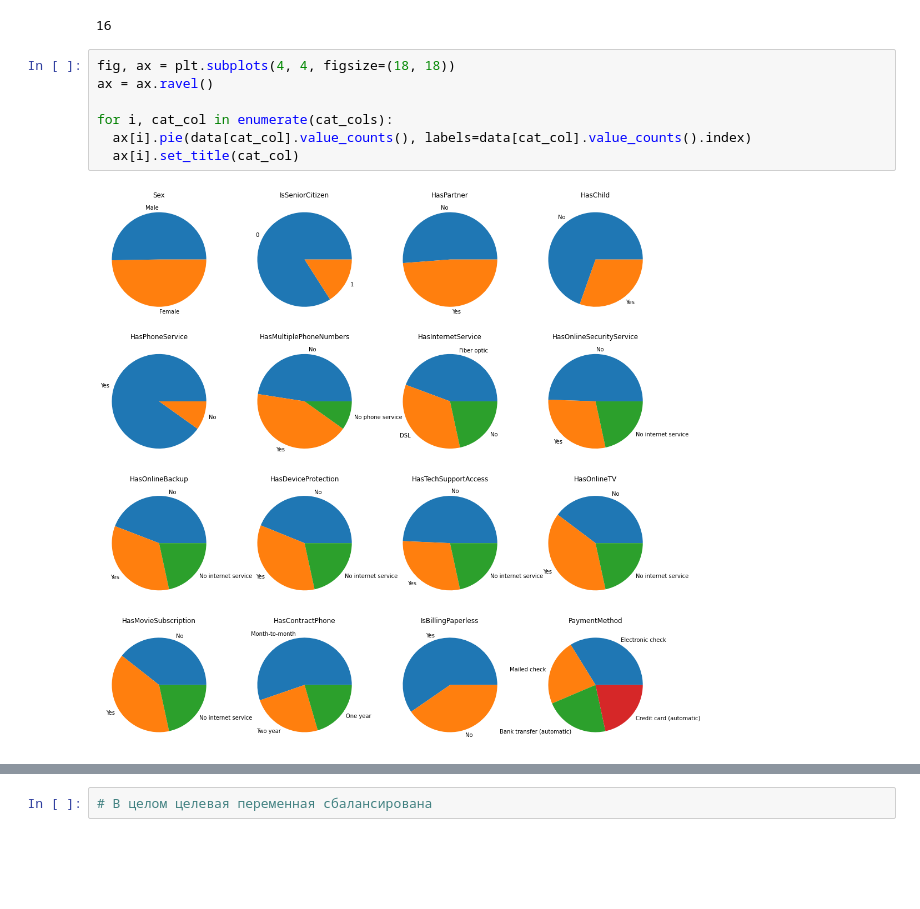
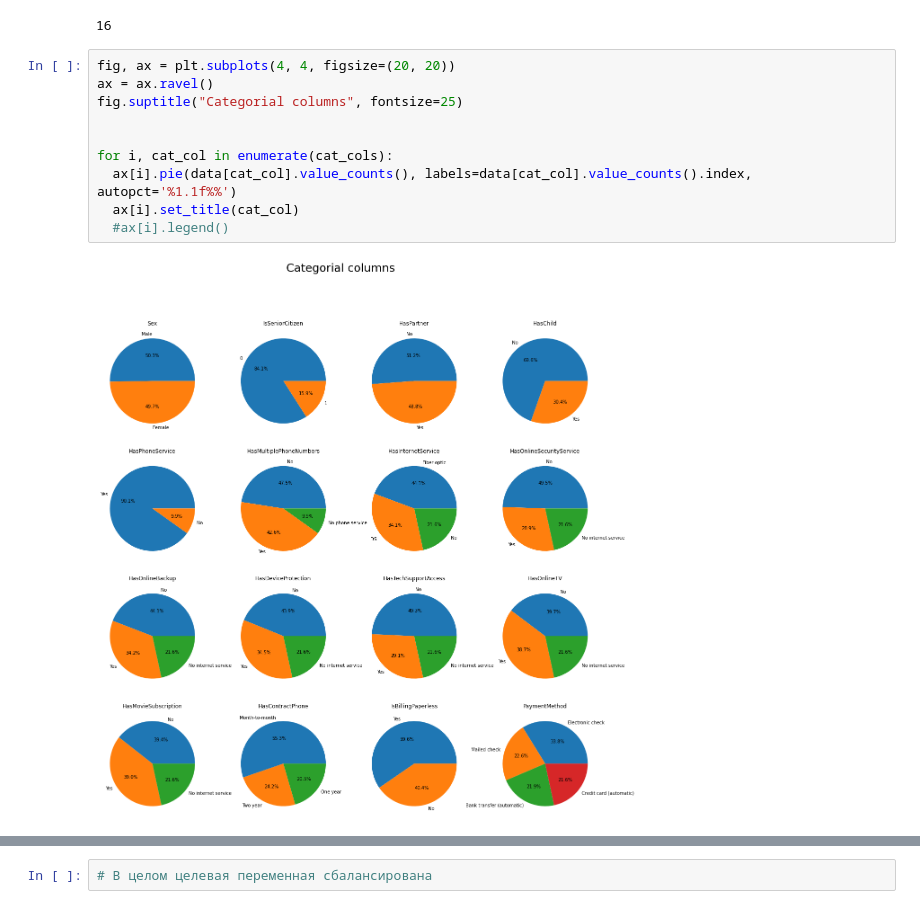
Before and after one commit to Egorblin/user_churn, a Jupyter notebook: baseline.ipynb, the cells around one changed output, grey strips where cells are left out. Saved outputs shown, nothing was run; the diff lists cells and outputs as text; blank space fills up the shorter version.

```diff
--- a/baseline.ipynb
+++ b/baseline.ipynb
@@ -189,11 +189,14 @@ len(cat_cols)
 # %% [output]
 16
 # %%
-fig, ax = plt.subplots(4, 4, figsize=(18, 18))
+fig, ax = plt.subplots(4, 4, figsize=(20, 20))
 ax = ax.ravel()
+fig.suptitle("Categorial columns", fontsize=25)
+
 
 for i, cat_col in enumerate(cat_cols):
-  ax[i].pie(data[cat_col].value_counts(), labels=data[cat_col].value_counts().index)
+  ax[i].pie(data[cat_col].value_counts(), labels=data[cat_col].value_counts().index, autopct='%1.1f%%')
   ax[i].set_title(cat_col)
+  #ax[i].legend()
 # %% [output]
-[figure, old version]
+[figure, new version]
```
Also changed, not shown: parts of 11 cells of this notebook.
